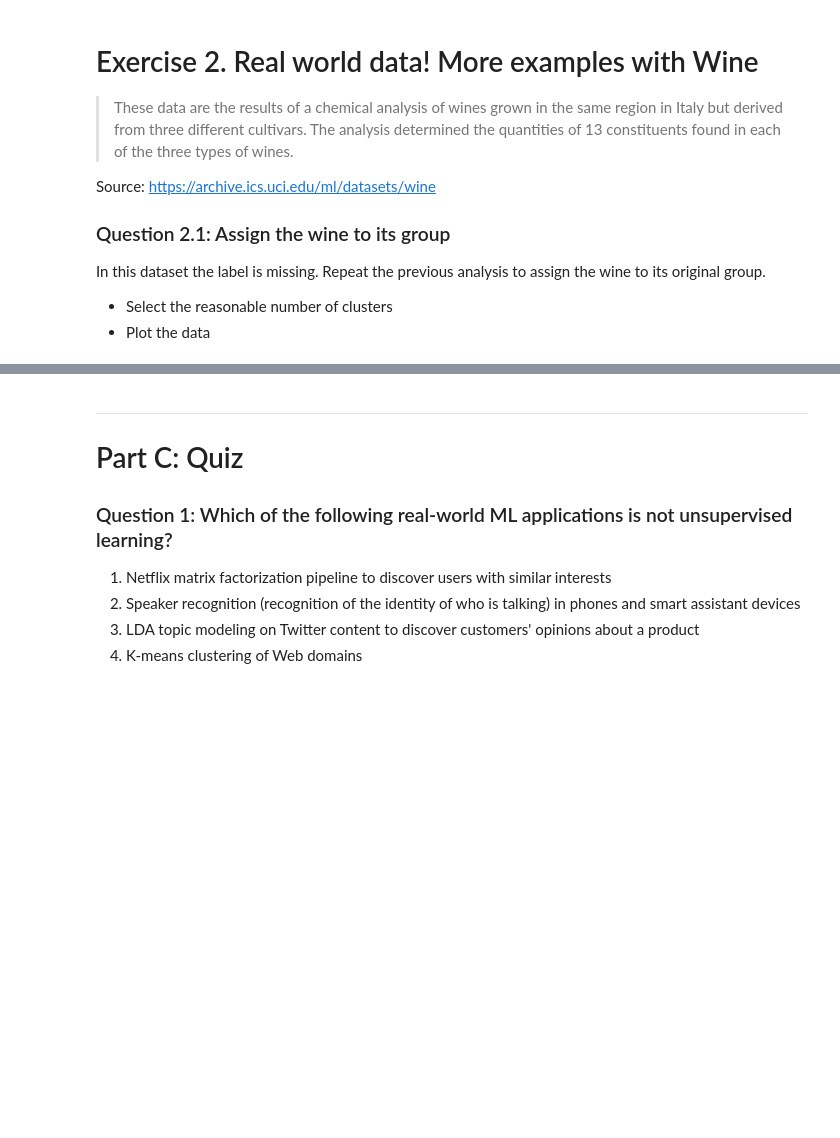
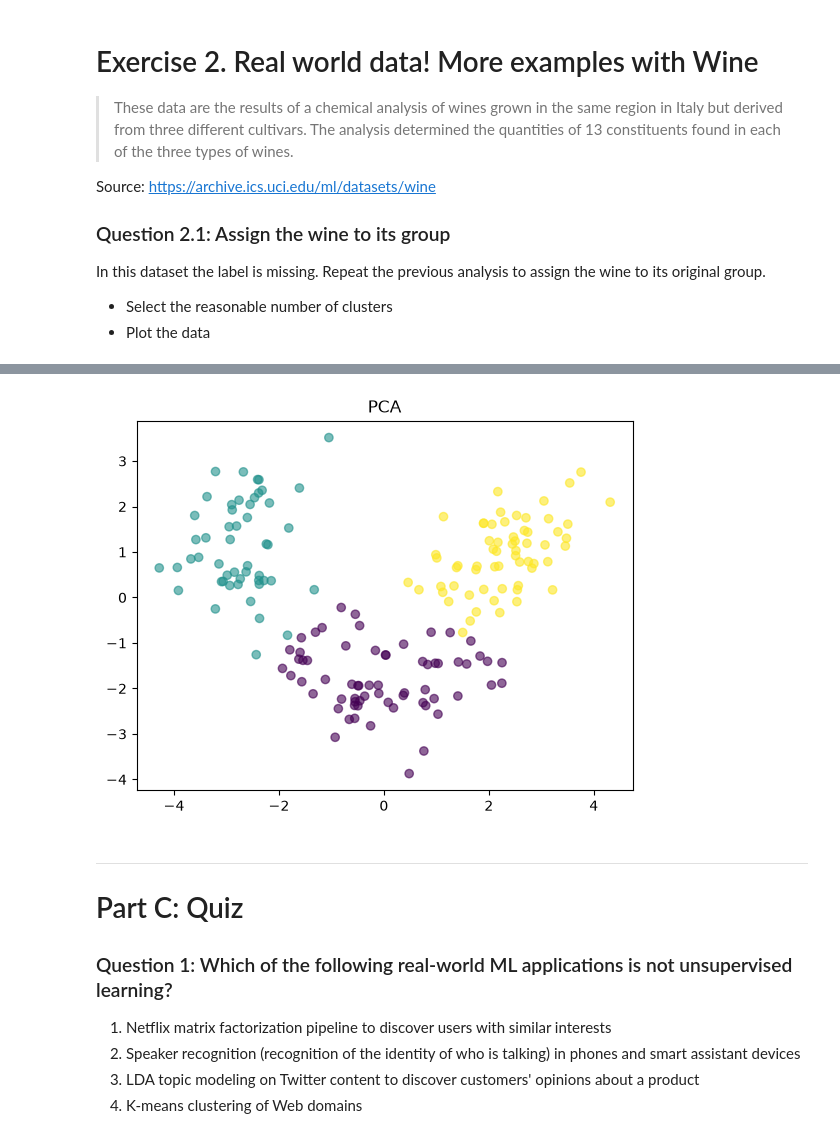
Before and after one commit to dimitripelgrin/ADA2026, a Jupyter notebook: Exercises/08 - Learning from data - Unsupervised learning/Unsupervised_Learning.ipynb, the cells around one changed output, grey strips where cells are left out. Saved outputs shown, nothing was run; the diff lists cells and outputs as text; code cells hidden in the pictures; blank space fills up the shorter version.

```diff
--- a/Exercises/08 - Learning from data - Unsupervised learning/Unsupervised_Learning.ipynb
+++ b/Exercises/08 - Learning from data - Unsupervised learning/Unsupervised_Learning.ipynb
@@ -455,3 +485,12 @@ wine.head()
+# %%
+wine_reduced_pca = PCA(n_components=2).fit(wine_scaled).transform(wine_scaled)
+
+# Plot the data reduced in 2d space with PCA
+plt.scatter(wine_reduced_pca[:,0], wine_reduced_pca[:,1], c=labels, alpha=0.6)
+plt.title("PCA")
+plt.show()
+# %% [output]
+[figure, added]
 # %% [markdown]
 ---------
 # Part C: Quiz
```
Also changed, not shown: parts of 7 cells of this notebook.
